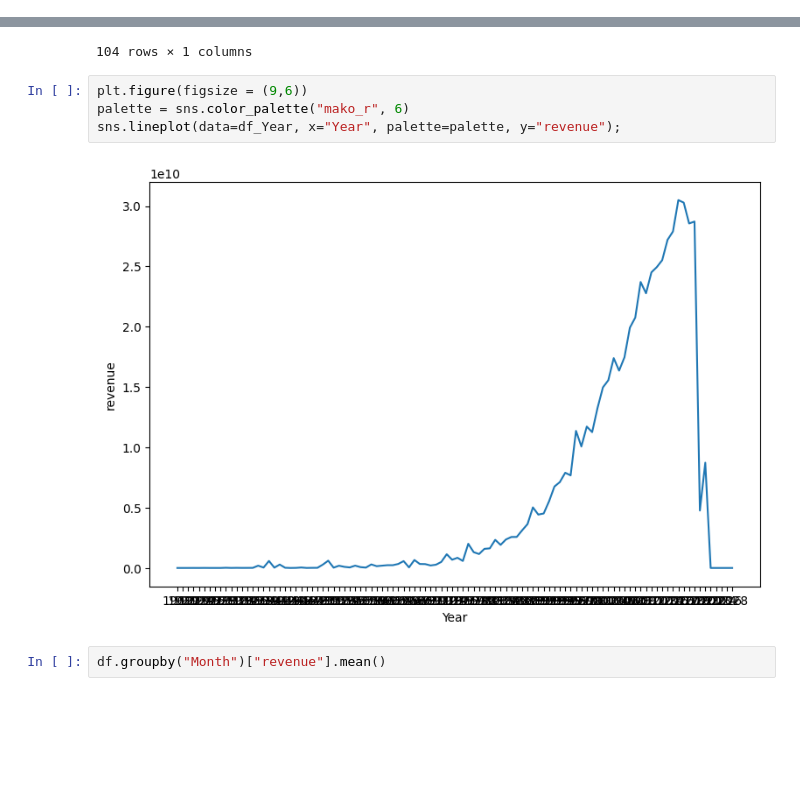
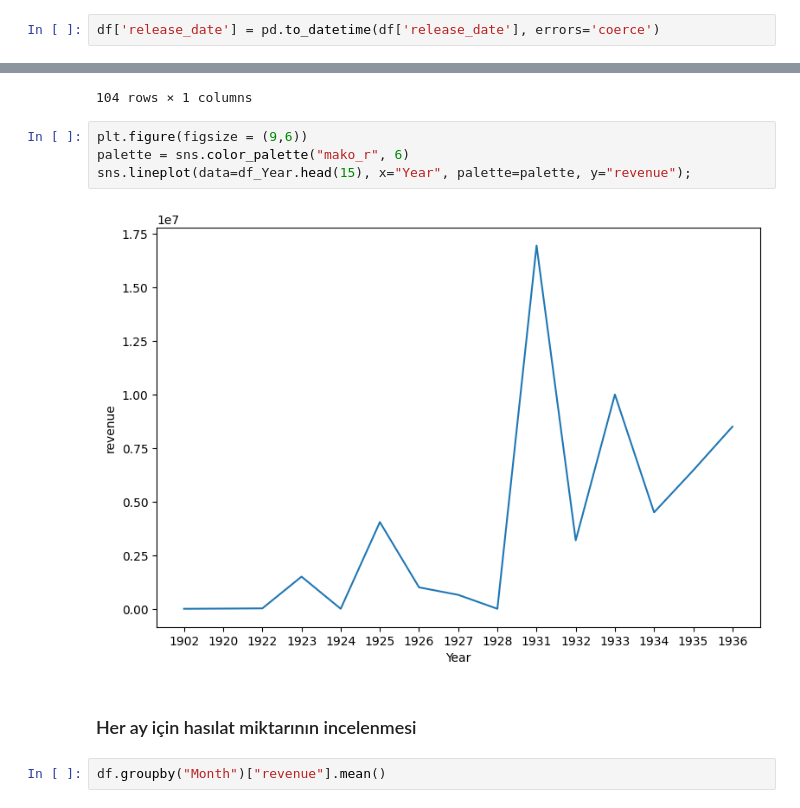
Before and after one commit to aysenurhso/TasarimUygulamalari, a Jupyter notebook: movies.ipynb, the cells around one changed output, grey strips where cells are left out. Saved outputs shown, nothing was run; the diff lists cells and outputs as text; blank space fills up the shorter version.

```diff
--- a/movies.ipynb
+++ b/movies.ipynb
@@ -515,6 +515,8 @@ df8
 9951 rows × 12 columns
 # %% [markdown]
 ### "Crystal Lake Memories" isimli, belgesel türündeki film 400 dakika ile en uzun süreye sahip filmdir.
+# %%
+df['release_date'] = pd.to_datetime(df['release_date'], errors='coerce')
 # %%
 plt.figure(figsize=(10,8))
 sns.distplot(df["release_date"].dt.year)
@@ -887,9 +968,11 @@ df_Year
 # %%
 plt.figure(figsize = (9,6))
 palette = sns.color_palette("mako_r", 6)
-sns.lineplot(data=df_Year, x="Year", palette=palette, y="revenue");
+sns.lineplot(data=df_Year.head(15), x="Year", palette=palette, y="revenue");
 # %% [output]
-[figure, old version]
+[figure, new version]
+# %% [markdown]
+### Her ay için hasılat miktarının incelenmesi
 # %%
 df.groupby("Month")["revenue"].mean()
 # %% [output]
```
Also changed, not shown: parts of 37 cells of this notebook.
